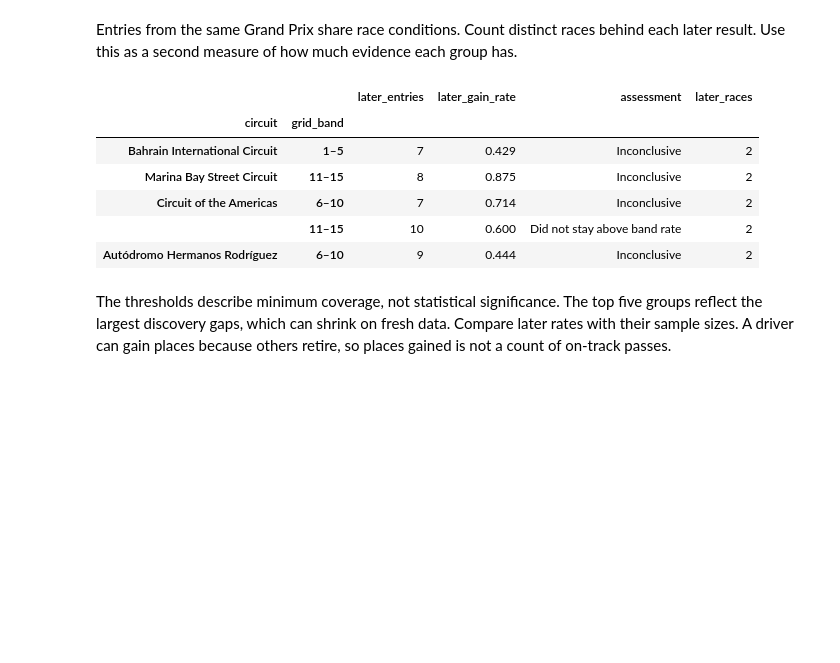
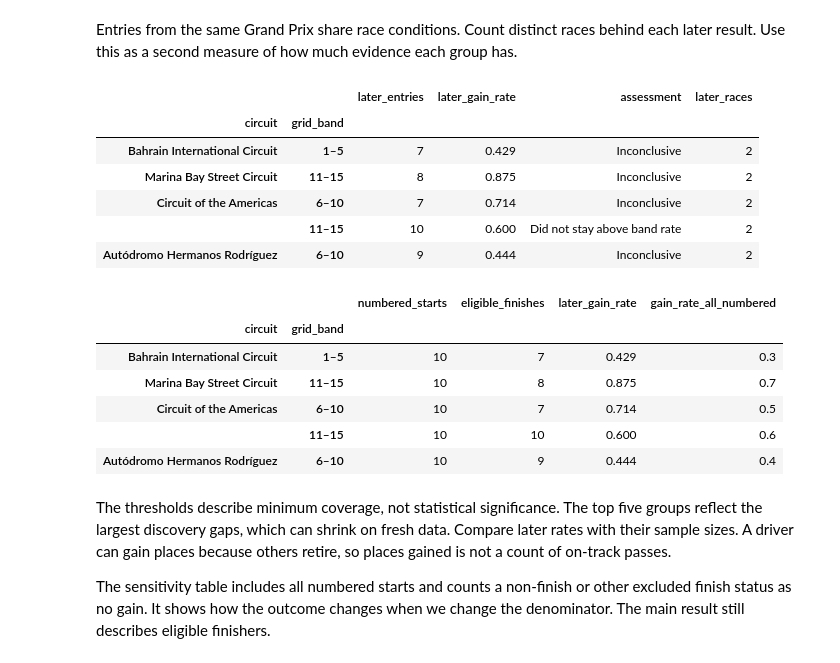
Before and after one commit to isaackimmi/cmpe255-data-mining-process, a Jupyter notebook: kdd-formula1/notebook.ipynb, the cells around one changed output. Cells and saved outputs as stored; diff of their text form; code cells hidden in the pictures; blank space fills up the shorter version.

```diff
--- a/kdd-formula1/notebook.ipynb
+++ b/kdd-formula1/notebook.ipynb
@@ -237,15 +241,36 @@ Entries from the same Grand Prix share race conditions. Count distinct races beh
 # %%
 later_events = later.groupby(["circuit", "grid_band"], observed=True).raceId.nunique()
 later_support = comparison[["later_entries", "later_gain_rate", "assessment"]].join(later_events.rename("later_races"))
 display(later_support.round(3))
 later_support.to_csv(ARTIFACTS / "later_race_support.csv")
+
+numbered = entries.loc[entries.grid.gt(0)].copy()
+numbered["grid_band"] = pd.cut(numbered.grid, [0, 5, 10, 15, np.inf], labels=["1–5", "6–10", "11–15", "16+"], right=True)
+numbered["gain_with_other_finishes_as_no_gain"] = numbered.eligible & numbered.grid.gt(numbered.finish)
+sensitivity = numbered.loc[numbered.year.ge(2022)].groupby(["circuit", "grid_band"], observed=True).agg(
+    numbered_starts=("eligible", "size"),
+    eligible_finishes=("eligible", "sum"),
+    gain_rate_all_numbered=("gain_with_other_finishes_as_no_gain", "mean"),
+)
+sensitivity = later_support.join(sensitivity)
+display(sensitivity[["numbered_starts", "eligible_finishes", "later_gain_rate", "gain_rate_all_numbered"]].round(3))
+sensitivity.to_csv(ARTIFACTS / "later_race_support.csv")
 # %% [output]
 |  |  | later_entries | later_gain_rate | assessment | later_races |
 | circuit | grid_band |  |  |  |  |
 | Bahrain International Circuit | 1–5 | 7 | 0.429 | Inconclusive | 2 |
 | Marina Bay Street Circuit | 11–15 | 8 | 0.875 | Inconclusive | 2 |
 | Circuit of the Americas | 6–10 | 7 | 0.714 | Inconclusive | 2 |
 |  | 11–15 | 10 | 0.600 | Did not stay above band rate | 2 |
 | Autódromo Hermanos Rodríguez | 6–10 | 9 | 0.444 | Inconclusive | 2 |
+|  |  | numbered_starts | eligible_finishes | later_gain_rate | gain_rate_all_numbered |
+| circuit | grid_band |  |  |  |  |
+| Bahrain International Circuit | 1–5 | 10 | 7 | 0.429 | 0.3 |
+| Marina Bay Street Circuit | 11–15 | 10 | 8 | 0.875 | 0.7 |
+| Circuit of the Americas | 6–10 | 10 | 7 | 0.714 | 0.5 |
+|  | 11–15 | 10 | 10 | 0.600 | 0.6 |
+| Autódromo Hermanos Rodríguez | 6–10 | 10 | 9 | 0.444 | 0.4 |
 # %% [markdown]
 The thresholds describe minimum coverage, not statistical significance. The top five groups reflect the largest discovery gaps, which can shrink on fresh data. Compare later rates with their sample sizes. A driver can gain places because others retire, so places gained is not a count of on-track passes.
+
+The sensitivity table includes all numbered starts and counts a non-finish or other excluded finish status as no gain. It shows how the outcome changes when we change the denominator. The main result still describes eligible finishers.
```
Also changed, not shown: parts of 2 cells of this notebook, 6 other files.
